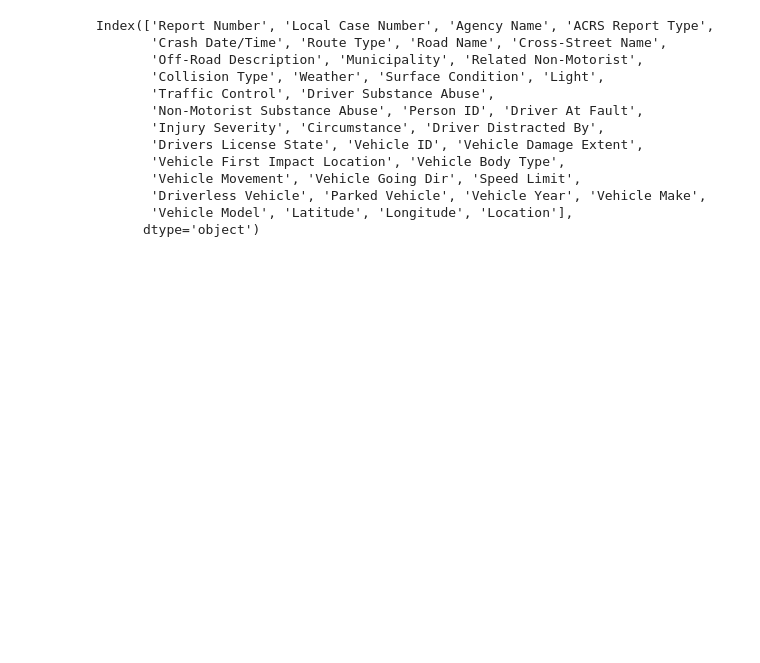
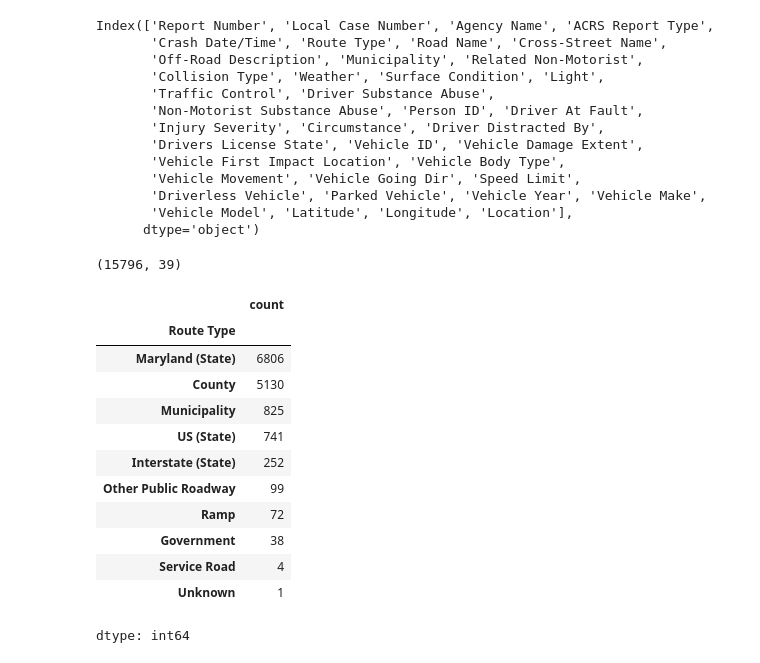
Before and after one commit to rithanravikumar/CAR_CRASH_DATA, a Jupyter notebook: CARS_CRASH_DATA.ipynb, the cells around one changed output. Drawn from its saved outputs; the diff is of its cells as text; code cells hidden in the pictures; blank space fills up the shorter version.

```diff
--- a/CARS_CRASH_DATA.ipynb
+++ b/CARS_CRASH_DATA.ipynb
@@ -37,3 +37,23 @@ Index(['Report Number', 'Local Case Number', 'Agency Name', 'ACRS Report Type',
        'Driverless Vehicle', 'Parked Vehicle', 'Vehicle Year', 'Vehicle Make',
        'Vehicle Model', 'Latitude', 'Longitude', 'Location'],
       dtype='object')
+# %%
+df.shape
+# %% [output]
+(15796, 39)
+# %%
+df['Route Type'].value_counts()
+# %% [output]
+|  | count |
+| Route Type |  |
+| Maryland (State) | 6806 |
+| County | 5130 |
+| Municipality | 825 |
+| US (State) | 741 |
+| Interstate (State) | 252 |
+| Other Public Roadway | 99 |
+| Ramp | 72 |
+| Government | 38 |
+| Service Road | 4 |
+| Unknown | 1 |
+dtype: int64
```
Also changed, not shown: parts of 1 cell of this notebook.
